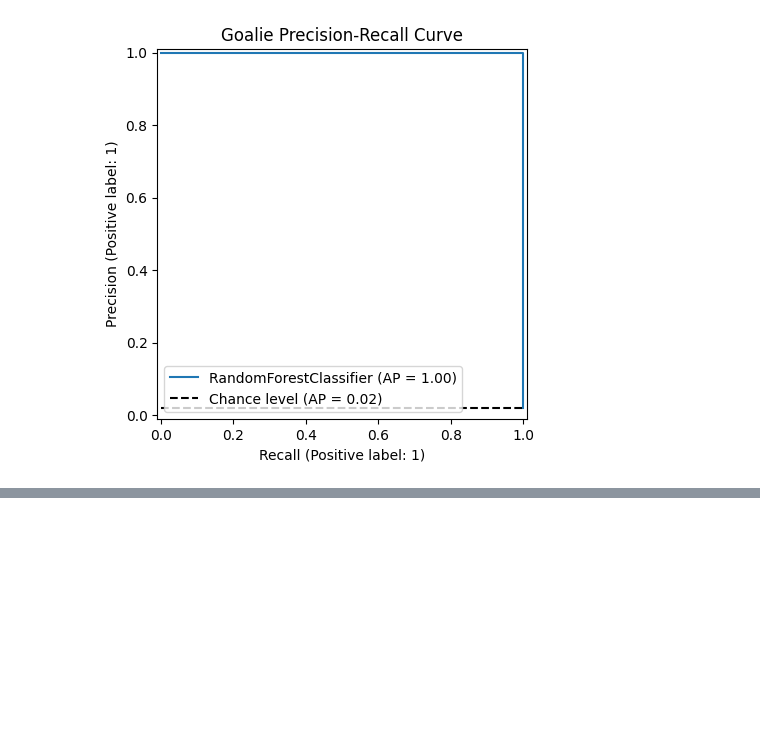
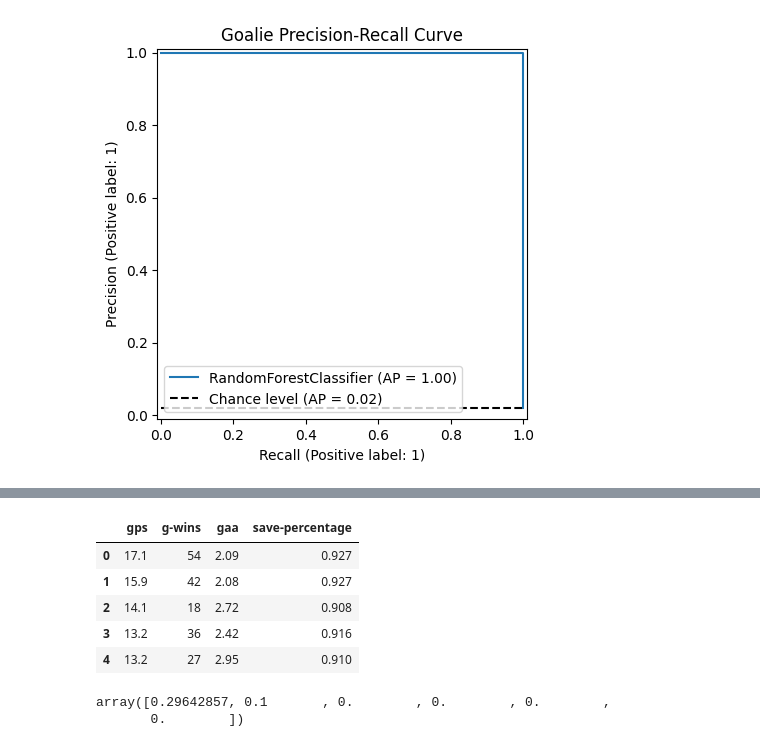
Before and after one commit to tschittina/hart-trophy-prediction, a Jupyter notebook: goalie_rfc.ipynb, the cells around one changed output, grey strips where cells are left out. Saved outputs shown, nothing was run; the diff lists cells and outputs as text; code cells hidden in the pictures; blank space fills up the shorter version.

Commit message:
predicted 2025 mvp

```diff
--- a/goalie_rfc.ipynb
+++ b/goalie_rfc.ipynb
@@ -140,0 +154,14 @@ plt.show()
+# %%
+data2025 = data2025.rename(columns={
+    'wins': 'g-wins',
+    'sv%': 'save-percentage'
+})
+
+data2025.head()
+# %% [output]
+|  | gps | g-wins | gaa | save-percentage |
+| 0 | 17.1 | 54 | 2.09 | 0.927 |
+| 1 | 15.9 | 42 | 2.08 | 0.927 |
+| 2 | 14.1 | 18 | 2.72 | 0.908 |
+| 3 | 13.2 | 36 | 2.42 | 0.916 |
+| 4 | 13.2 | 27 | 2.95 | 0.910 |
@@ -140,0 +174,6 @@ plt.show()
+# %%
+probs = tuned_rf.predict_proba(data2025)
+probs[:, 1]
+# %% [output]
+array([0.29642857, 0.1       , 0.        , 0.        , 0.        ,
+       0.        ])
```
Also changed, not shown: parts of 5 cells of this notebook.
